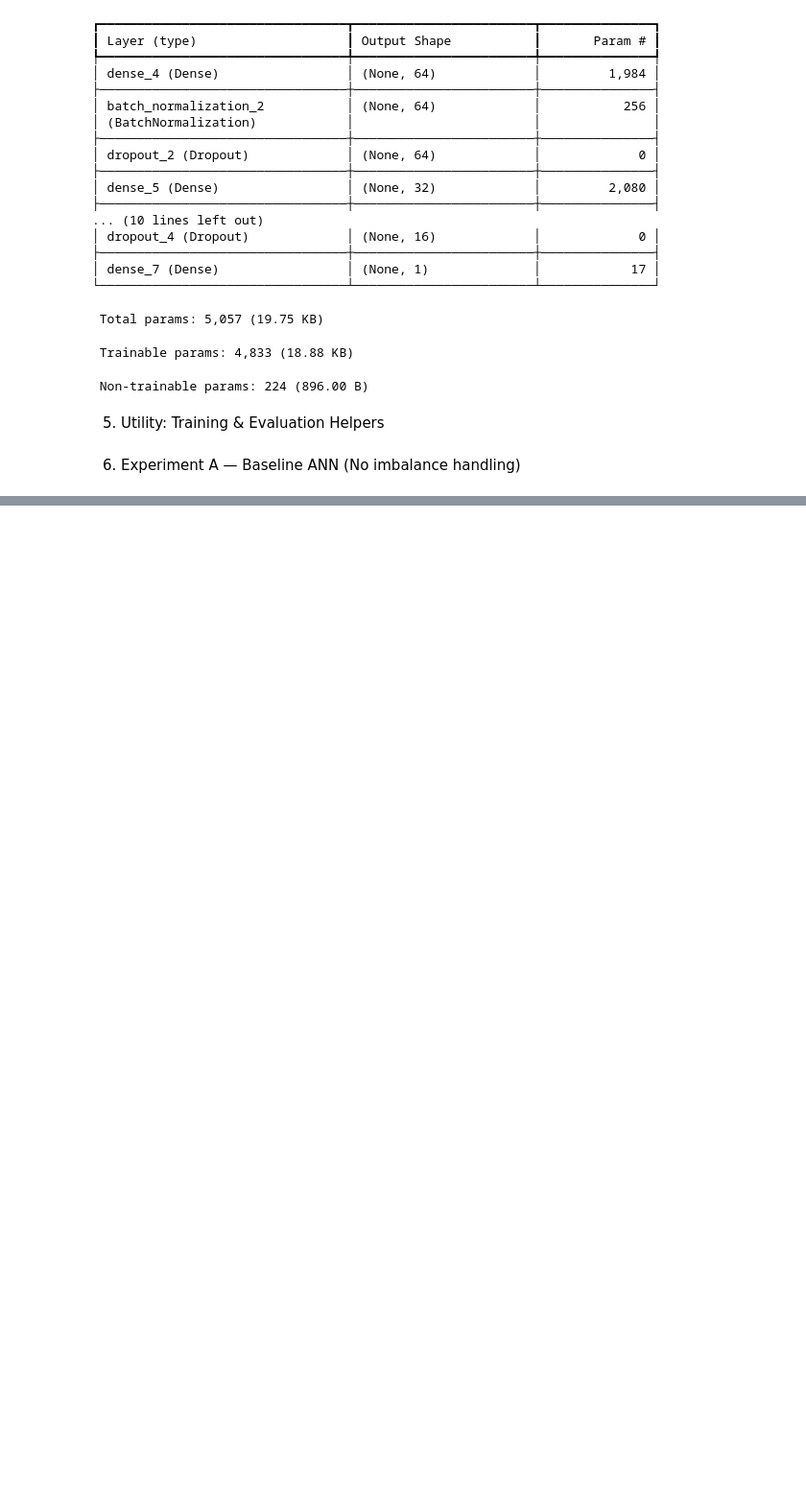
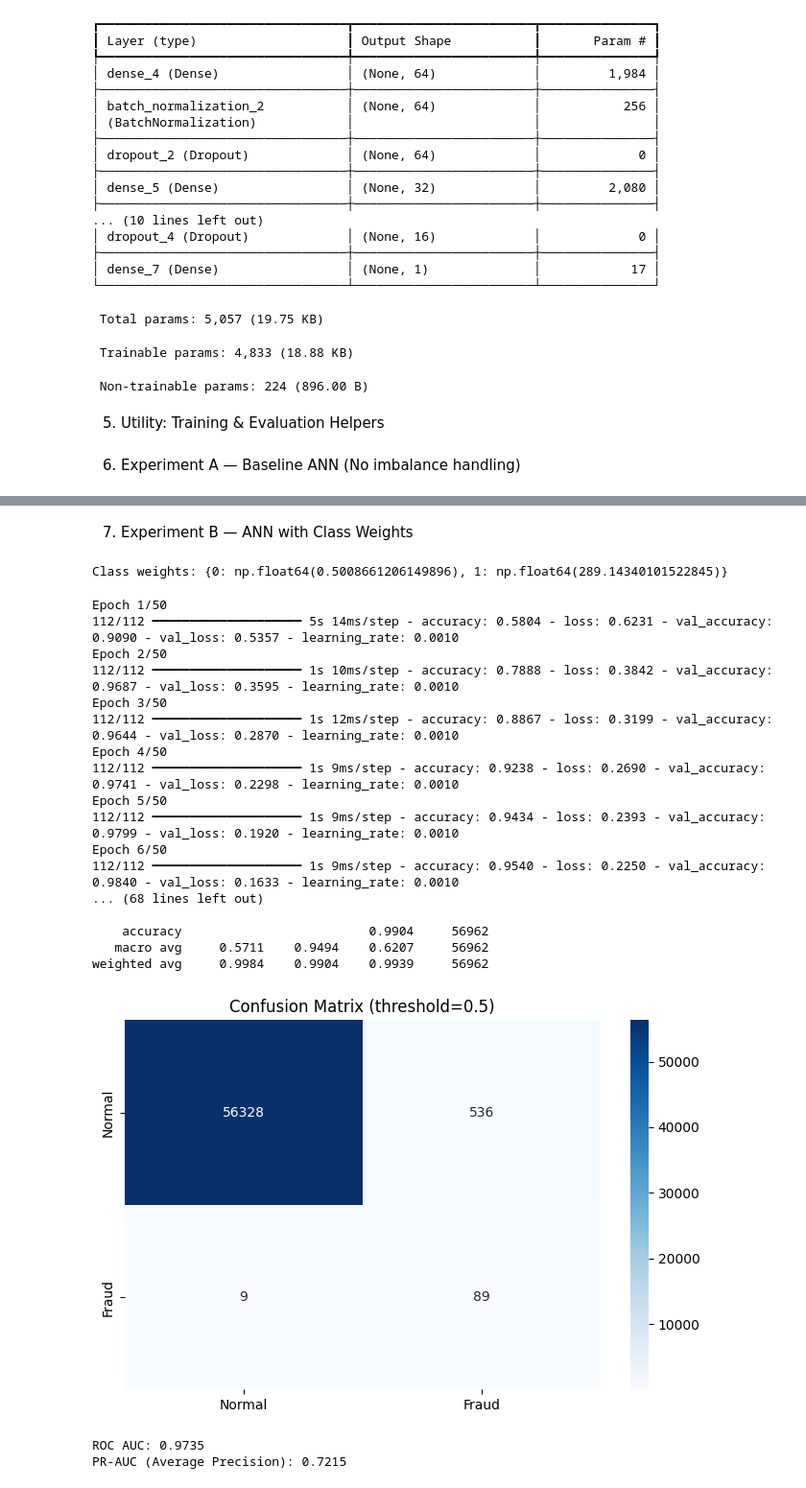
Before and after one commit to dinraj910/Credit-Card-Fraud-Detection-ANN, a Jupyter notebook: notebook/fraud_detection.ipynb, the cells around one changed output, grey strips where cells are left out. Shown at 96% size. Cells and saved outputs as stored; diff of their text form; code cells hidden in the pictures; blank space fills up the shorter version.

```diff
--- a/notebook/fraud_detection.ipynb
+++ b/notebook/fraud_detection.ipynb
@@ -252,0 +302,34 @@ def evaluate_model(model, X_te, y_te, threshold=0.5, show_plots=True):
+# %% [markdown]
+7. Experiment B — ANN with Class Weights
+# %%
+# Compute class weights
+classes = np.unique(y_train)
+class_weights = compute_class_weight(class_weight='balanced', classes=classes, y=y_train)
+class_weight_dict = {0: class_weights[0], 1: class_weights[1]}
+print("Class weights:", class_weight_dict)
+
+cw_model = build_model(input_dim=x_train.shape[1])
+history_cw = fit_model(cw_model, x_train, y_train, x_test, y_test, epochs=50, batch_size=2048, class_weight=class_weight_dict)
+y_proba_cw = evaluate_model(cw_model, x_test, y_test)
+# %% [output]
+Class weights: {0: np.float64(0.5008661206149896), 1: np.float64(289.14340101522845)}
+Epoch 1/50
+112/112 ━━━━━━━━━━━━━━━━━━━━ 5s 14ms/step - accuracy: 0.5804 - loss: 0.6231 - val_accuracy: 0.9090 - val_loss: 0.5357 - learning_rate: 0.0010
+Epoch 2/50
+112/112 ━━━━━━━━━━━━━━━━━━━━ 1s 10ms/step - accuracy: 0.7888 - loss: 0.3842 - val_accuracy: 0.9687 - val_loss: 0.3595 - learning_rate: 0.0010
+Epoch 3/50
+112/112 ━━━━━━━━━━━━━━━━━━━━ 1s 12ms/step - accuracy: 0.8867 - loss: 0.3199 - val_accuracy: 0.9644 - val_loss: 0.2870 - learning_rate: 0.0010
+Epoch 4/50
+112/112 ━━━━━━━━━━━━━━━━━━━━ 1s 9ms/step - accuracy: 0.9238 - loss: 0.2690 - val_accuracy: 0.9741 - val_loss: 0.2298 - learning_rate: 0.0010
+Epoch 5/50
+112/112 ━━━━━━━━━━━━━━━━━━━━ 1s 9ms/step - accuracy: 0.9434 - loss: 0.2393 - val_accuracy: 0.9799 - val_loss: 0.1920 - learning_rate: 0.0010
+Epoch 6/50
+112/112 ━━━━━━━━━━━━━━━━━━━━ 1s 9ms/step - accuracy: 0.9540 - loss: 0.2250 - val_accuracy: 0.9840 - val_loss: 0.1633 - learning_rate: 0.0010
+... (68 lines left out)
+
+    accuracy                         0.9904     56962
+   macro avg     0.5711    0.9494    0.6207     56962
+weighted avg     0.9984    0.9904    0.9939     56962
+[figure, added]
+ROC AUC: 0.9735
+PR-AUC (Average Precision): 0.7215
```
Also changed, not shown: parts of 2 cells of this notebook.
